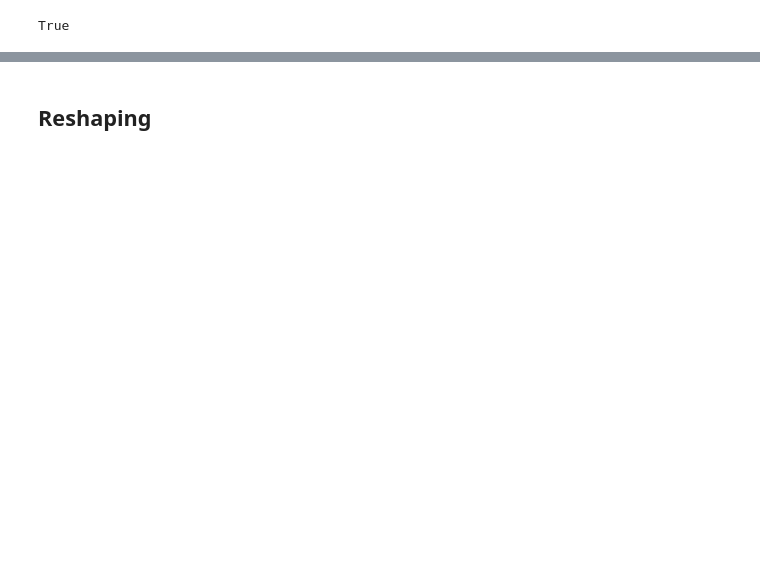
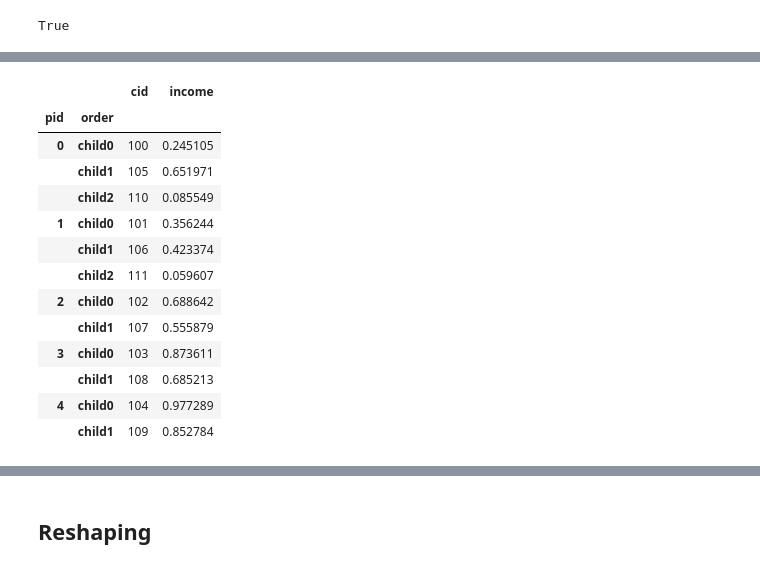
Before and after one commit to iamlemec/data_science, a Jupyter notebook: Session_2.ipynb, the cells around one changed output, grey strips where cells are left out. Drawn from its saved outputs; the diff is of its cells as text; code cells hidden in the pictures; blank space fills up the shorter version.

```diff
--- a/Session_2.ipynb
+++ b/Session_2.ipynb
@@ -445,0 +448,8 @@ True
+# %%
+# this constructs a family structure table
+M, N = 5, 12
+from itertools import cycle
+cmap = list(zip(cycle(range(M)), range(100, 100+N), np.random.rand(N)))
+pmap = pd.DataFrame(cmap, columns=['pid', 'cid', 'income'])
+pmap = pmap.sort_values('pid').reset_index(drop=True)
+pmap
@@ -445,0 +470,20 @@ True
+# %%
+# tabulate the order of each child
+pmap['order'] = pmap.groupby('pid').cumcount().apply(lambda x: f'child{x}')
+ptab = pmap.set_index(['pid', 'order'])
+ptab
+# %% [output]
+|  |  | cid | income |
+| pid | order |  |  |
+| 0 | child0 | 100 | 0.245105 |
+|  | child1 | 105 | 0.651971 |
+|  | child2 | 110 | 0.085549 |
+| 1 | child0 | 101 | 0.356244 |
+|  | child1 | 106 | 0.423374 |
+|  | child2 | 111 | 0.059607 |
+| 2 | child0 | 102 | 0.688642 |
+|  | child1 | 107 | 0.555879 |
+| 3 | child0 | 103 | 0.873611 |
+|  | child1 | 108 | 0.685213 |
+| 4 | child0 | 104 | 0.977289 |
+|  | child1 | 109 | 0.852784 |
```
Also changed, not shown: parts of 42 cells of this notebook, 2 other files.
